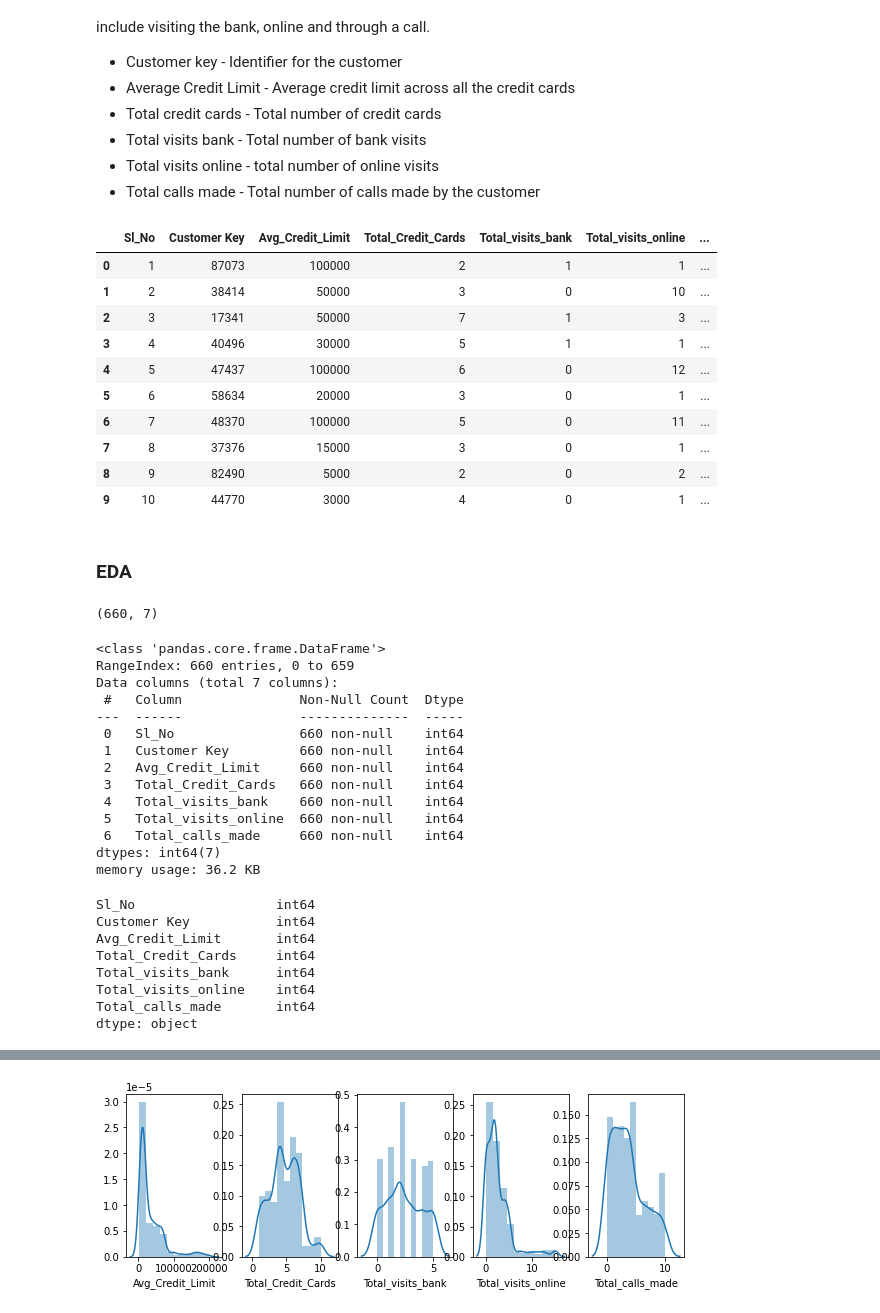
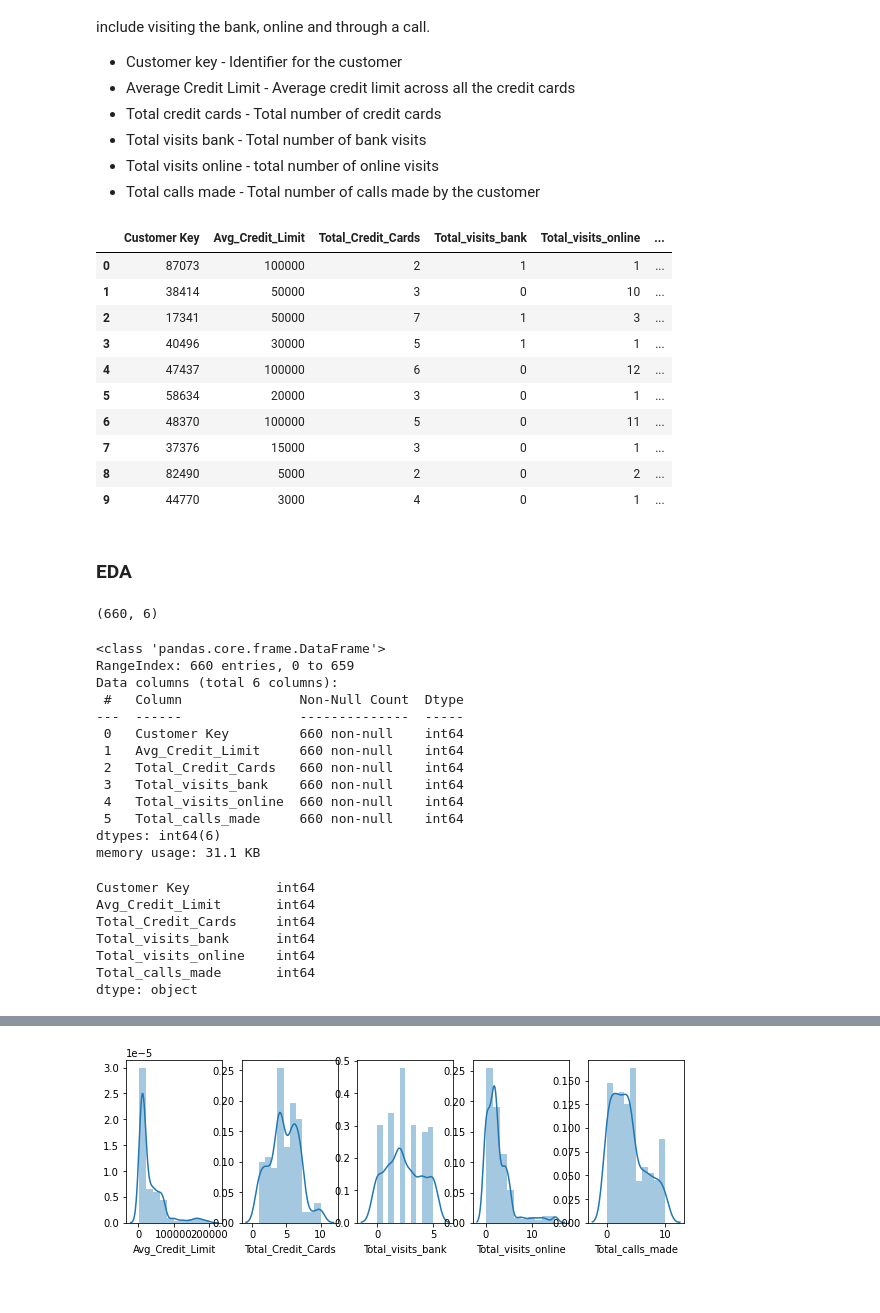
Before and after one commit to lauren-alexandra/credit-card-customer-segmentation, a Jupyter notebook: AllLife_Credit_Card_Customer_Segmentation.ipynb, the cells around one changed output, grey strips where cells are left out. Cells and saved outputs as stored; diff of their text form; code cells hidden in the pictures.

```diff
--- a/AllLife_Credit_Card_Customer_Segmentation.ipynb
+++ b/AllLife_Credit_Card_Customer_Segmentation.ipynb
@@ -37,46 +37,45 @@ import matplotlib.pyplot as plt
 import seaborn as sns
 # %%
 df = pd.read_excel("Credit_Card_Customer_Data.xlsx")
+df.drop(columns = {'Sl_No'}, inplace=True)
 df.head(10)
 # %% [output]
-|  | Sl_No | Customer Key | Avg_Credit_Limit | Total_Credit_Cards | Total_visits_bank | Total_visits_online | ... |
-| 0 | 1 | 87073 | 100000 | 2 | 1 | 1 | ... |
-| 1 | 2 | 38414 | 50000 | 3 | 0 | 10 | ... |
-| 2 | 3 | 17341 | 50000 | 7 | 1 | 3 | ... |
-| 3 | 4 | 40496 | 30000 | 5 | 1 | 1 | ... |
-| 4 | 5 | 47437 | 100000 | 6 | 0 | 12 | ... |
-| 5 | 6 | 58634 | 20000 | 3 | 0 | 1 | ... |
-| 6 | 7 | 48370 | 100000 | 5 | 0 | 11 | ... |
-| 7 | 8 | 37376 | 15000 | 3 | 0 | 1 | ... |
-| 8 | 9 | 82490 | 5000 | 2 | 0 | 2 | ... |
-| 9 | 10 | 44770 | 3000 | 4 | 0 | 1 | ... |
+|  | Customer Key | Avg_Credit_Limit | Total_Credit_Cards | Total_visits_bank | Total_visits_online | ... |
+| 0 | 87073 | 100000 | 2 | 1 | 1 | ... |
+| 1 | 38414 | 50000 | 3 | 0 | 10 | ... |
+| 2 | 17341 | 50000 | 7 | 1 | 3 | ... |
+| 3 | 40496 | 30000 | 5 | 1 | 1 | ... |
+| 4 | 47437 | 100000 | 6 | 0 | 12 | ... |
+| 5 | 58634 | 20000 | 3 | 0 | 1 | ... |
+| 6 | 48370 | 100000 | 5 | 0 | 11 | ... |
+| 7 | 37376 | 15000 | 3 | 0 | 1 | ... |
+| 8 | 82490 | 5000 | 2 | 0 | 2 | ... |
+| 9 | 44770 | 3000 | 4 | 0 | 1 | ... |
 # %% [markdown]
 ### EDA
 # %%
 df.shape
 # %% [output]
-(660, 7)
+(660, 6)
 # %%
 df.info()
 # %% [output]
 <class 'pandas.core.frame.DataFrame'>
 RangeIndex: 660 entries, 0 to 659
-Data columns (total 7 columns):
+Data columns (total 6 columns):
  #   Column               Non-Null Count  Dtype
 ---  ------               --------------  -----
- 0   Sl_No                660 non-null    int64
- 1   Customer Key         660 non-null    int64
- 2   Avg_Credit_Limit     660 non-null    int64
- 3   Total_Credit_Cards   660 non-null    int64
- 4   Total_visits_bank    660 non-null    int64
- 5   Total_visits_online  660 non-null    int64
- 6   Total_calls_made     660 non-null    int64
-dtypes: int64(7)
-memory usage: 36.2 KB
+ 0   Customer Key         660 non-null    int64
+ 1   Avg_Credit_Limit     660 non-null    int64
+ 2   Total_Credit_Cards   660 non-null    int64
+ 3   Total_visits_bank    660 non-null    int64
+ 4   Total_visits_online  660 non-null    int64
+ 5   Total_calls_made     660 non-null    int64
+dtypes: int64(6)
+memory usage: 31.1 KB
 # %%
 df.dtypes
 # %% [output]
-Sl_No                  int64
 Customer Key           int64
 Avg_Credit_Limit       int64
 Total_Credit_Cards     int64
```
Also changed, not shown: parts of 27 cells of this notebook.
